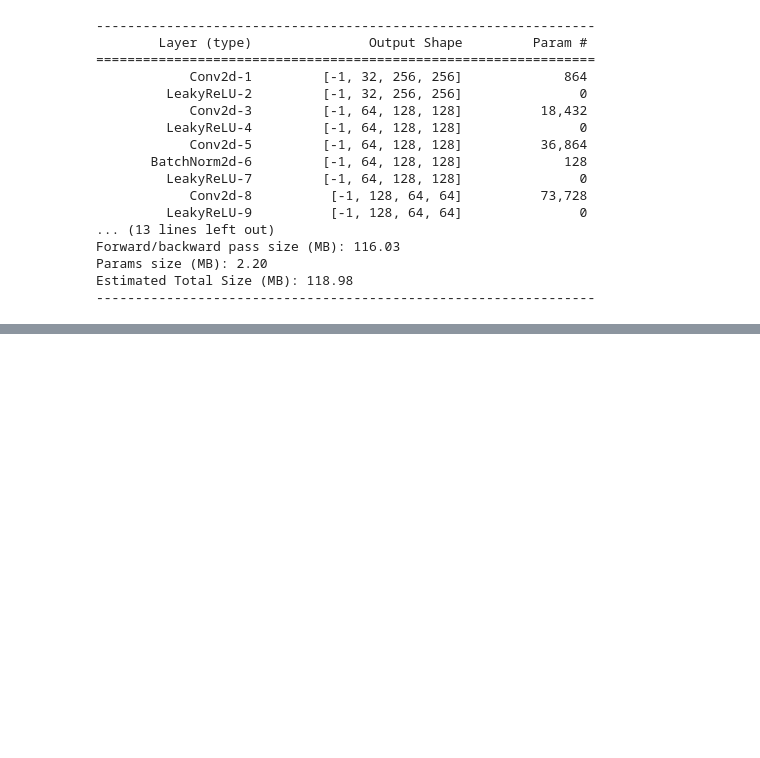
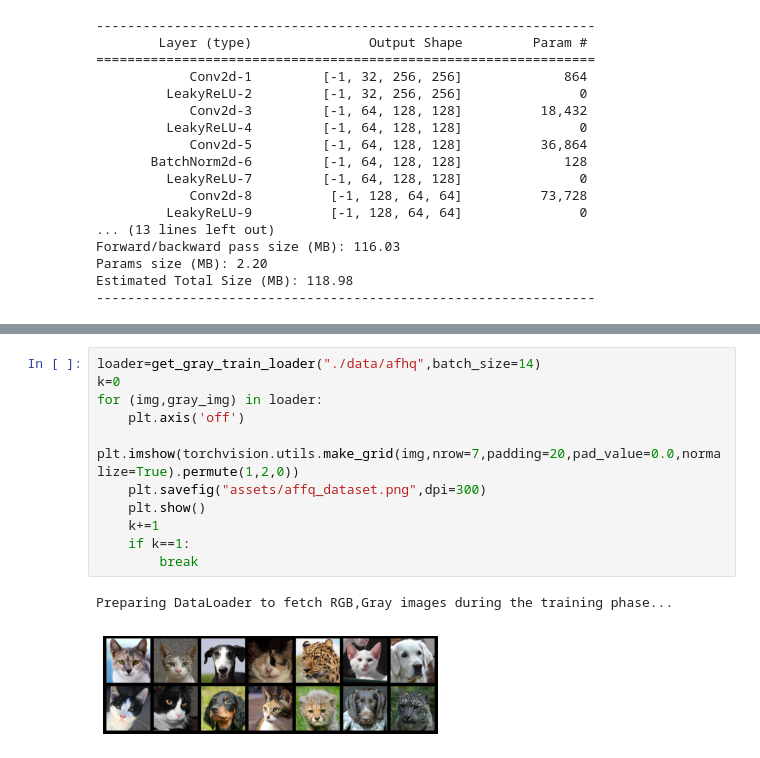
Before and after one commit to jaepoong/Colorization-GAN, a Jupyter notebook: my.ipynb, the cells around one changed output, grey strips where cells are left out. Drawn from its saved outputs; the diff is of its cells as text; blank space fills up the shorter version.

```diff
--- a/my.ipynb
+++ b/my.ipynb
@@ -59,0 +77,14 @@ Estimated Total Size (MB): 118.98
+# %%
+loader=get_gray_train_loader("./data/afhq",batch_size=14)
+k=0
+for (img,gray_img) in loader:
+    plt.axis('off')
+    plt.imshow(torchvision.utils.make_grid(img,nrow=7,padding=20,pad_value=0.0,normalize=True).permute(1,2,0))
+    plt.savefig("assets/affq_dataset.png",dpi=300)
+    plt.show()
+    k+=1
+    if k==1:
+        break
+# %% [output]
+Preparing DataLoader to fetch RGB,Gray images during the training phase...
+[figure, added]
```
Also changed, not shown: parts of 2 cells of this notebook, 5 other files.
